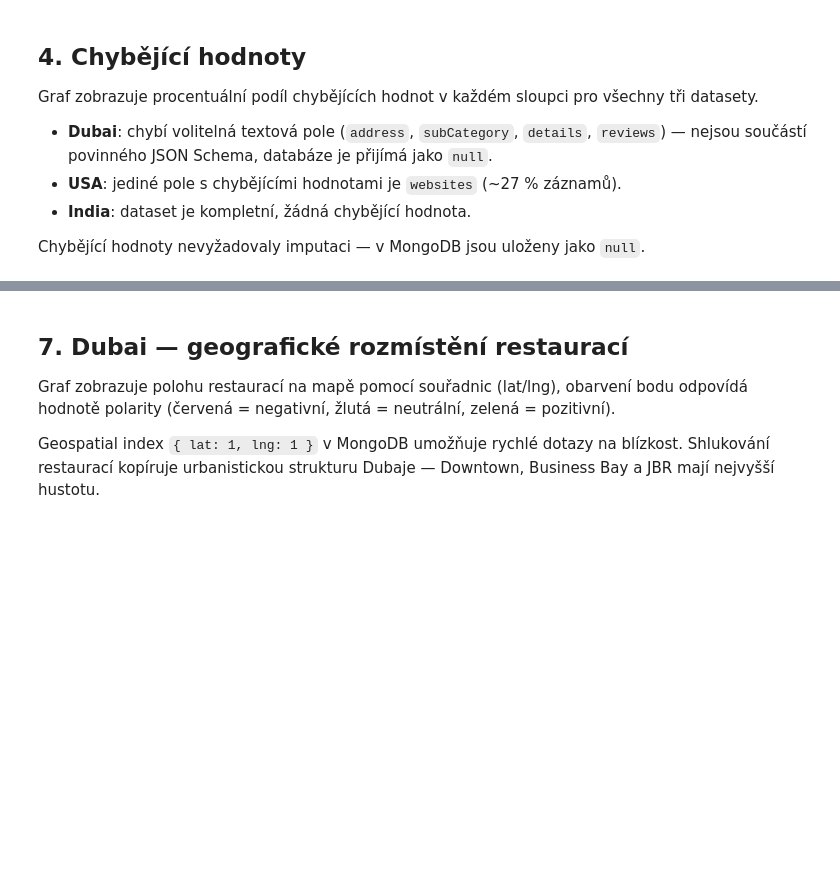
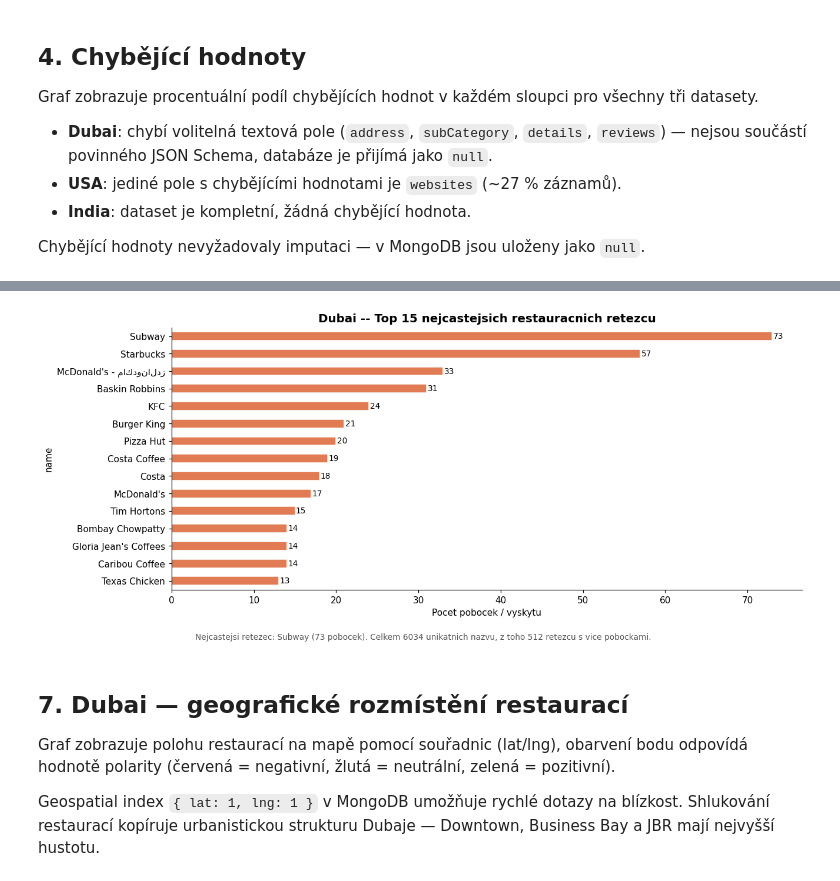
Before and after one commit to pashaslesar/BSQBD-Cluster, a Jupyter notebook: Data/analysis.ipynb, the cells around one changed output, grey strips where cells are left out. Saved outputs shown, nothing was run; the diff lists cells and outputs as text; code cells hidden in the pictures; blank space fills up the shorter version.

```diff
--- a/Data/analysis.ipynb
+++ b/Data/analysis.ipynb
@@ -156,29 +225,25 @@ Polarity skóre bylo vypočítáno z textových recenzí zákazníků. Výrazně
 # %%
-neg  = int((dubai['polarity'] < 0).sum())
-zero = int((dubai['polarity'] == 0).sum())
-pos  = int((dubai['polarity'] > 0).sum())
-pol_mean = dubai['polarity'].mean()
+top_names      = dubai['name'].value_counts().head(15)
+top_name_label = top_names.index[0]
+top_name_count = int(top_names.values[0])
+n_unique_names = dubai['name'].nunique()
+n_repeated     = int((dubai['name'].value_counts() > 1).sum())
 
-fig, axes = plt.subplots(1, 2, figsize=(13, 4))
-dubai['polarity'].plot(kind='hist', bins=40, ax=axes[0], color='#e07b54', edgecolor='white')
-axes[0].set_title('Dubai -- distribuce polarity (sentimentu)', fontsize=12, fontweight='bold')
-axes[0].set_xlabel('Polarity score')
-axes[0].set_ylabel('Pocet restauraci')
-axes[0].axvline(pol_mean, color='darkred', lw=1.5, linestyle='--',
-                label='Mean: %.3f' % pol_mean)
-axes[0].legend()
-pol_stats = dubai['polarity'].describe()
-axes[1].axis('off')
-stats_text = '\n'.join(['%s: %.4f' % (k, v) for k, v in pol_stats.items()])
-axes[1].text(0.1, 0.5, 'Statistiky polarity:\n\n' + stats_text,
-             transform=axes[1].transAxes, fontsize=11, va='center',
-             bbox=dict(boxstyle='round', facecolor='#fde8dc', alpha=0.6))
+fig, ax = plt.subplots(figsize=(12, 5))
+top_names.sort_values().plot(kind='barh', ax=ax, color='#e07b54', edgecolor='white')
+ax.set_title('Dubai -- Top 15 nejcastejsich restauracnich retezcu', fontsize=13, fontweight='bold')
+ax.set_xlabel('Pocet pobocek / vyskytu')
+for bar in ax.patches:
+    ax.text(bar.get_width() + 0.1, bar.get_y() + bar.get_height() / 2,
+            str(int(bar.get_width())), va='center', fontsize=9)
 fig.text(0.5, -0.04,
-         'Negativni: %d (%.1f%%)  |  Neutralni: %d  |  Pozitivni: %d (%.1f%%)' % (
-             neg, neg / len(dubai) * 100, zero, pos, pos / len(dubai) * 100),
+         'Nejcastejsi retezec: %s (%d pobocek). Celkem %d unikatnich nazvu, z toho %d retezcu s vice pobockami.' % (
+             top_name_label, top_name_count, n_unique_names, n_repeated),
          ha='center', fontsize=9, color='#555')
 plt.tight_layout()
 plt.show()
+# %% [output]
+[figure, added]
 # %% [markdown]
 ## 7. Dubai — geografické rozmístění restaurací
 
```
Also changed, not shown: parts of 19 cells of this notebook.
